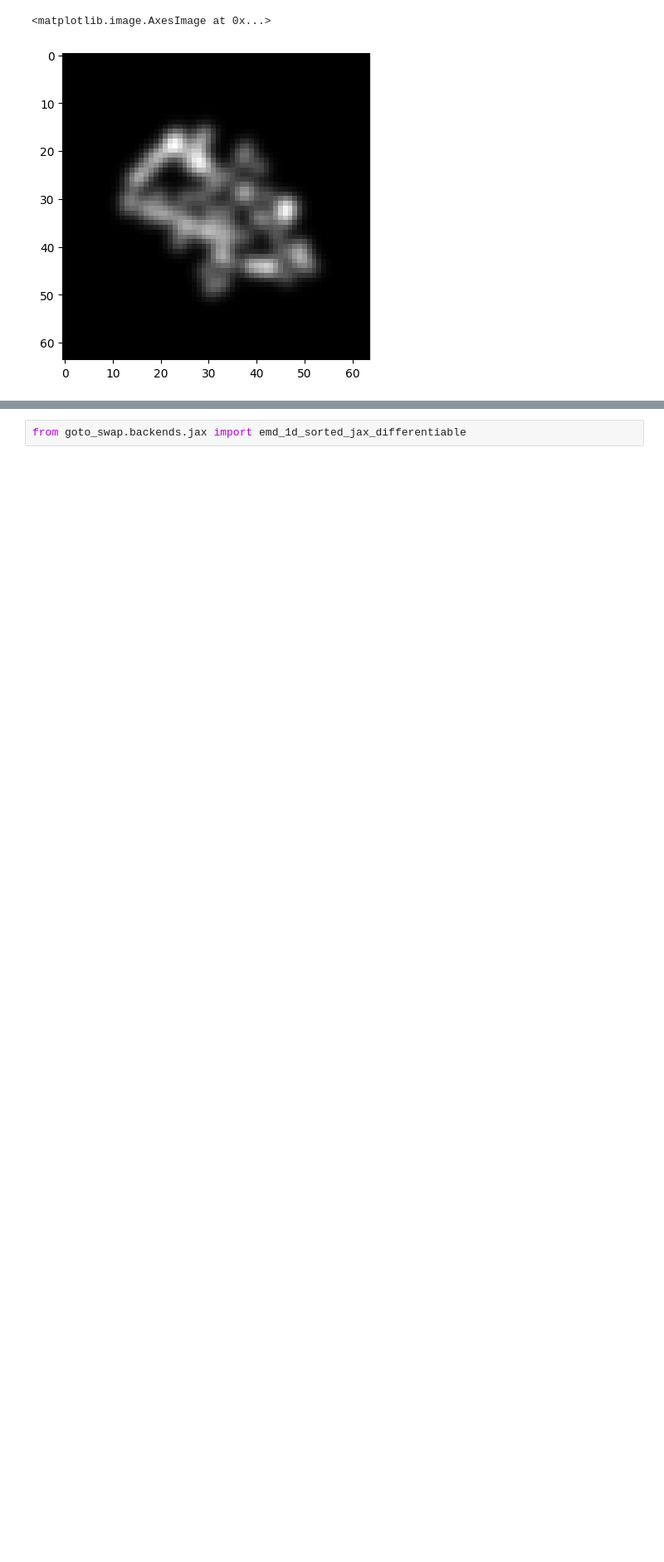
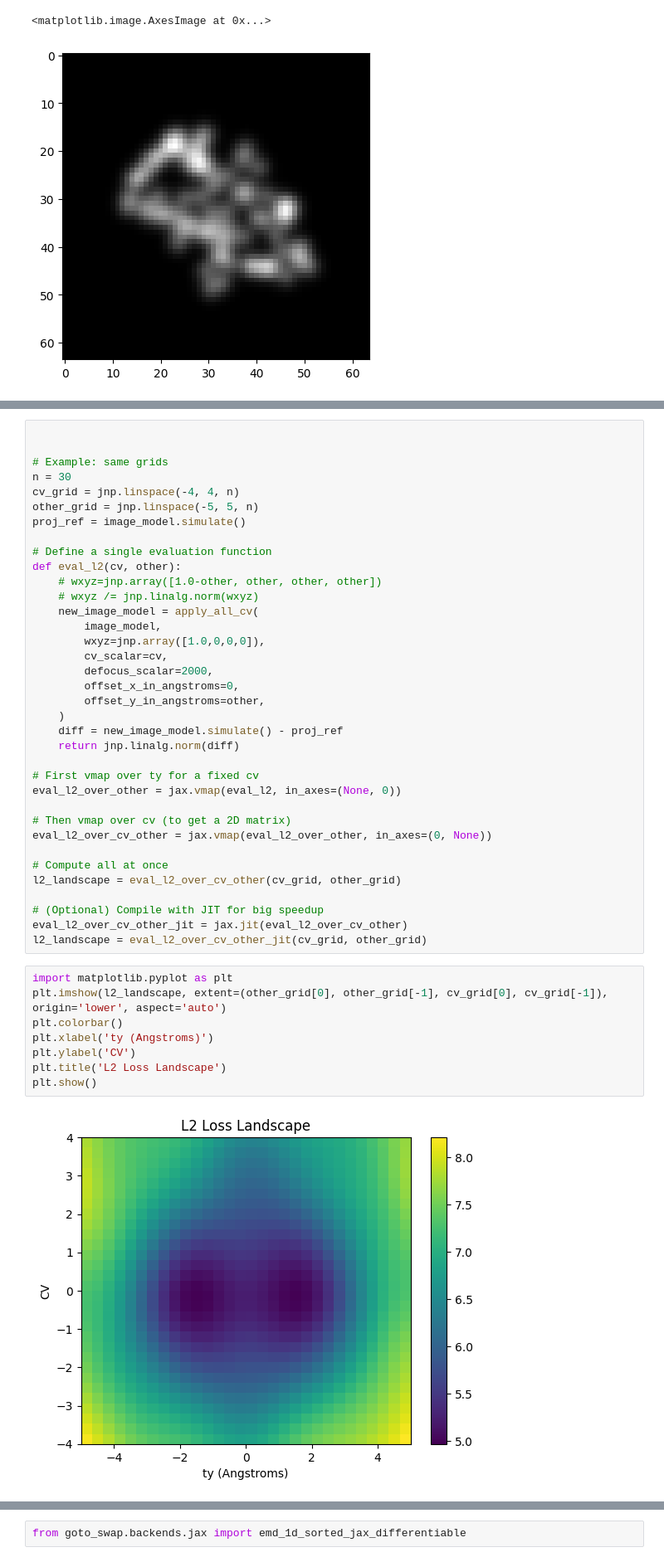
Before and after one commit to flatironinstitute/GOTO-SWAP, a Jupyter notebook: examples/cryojax_joint_optimization.ipynb, the cells around one changed output, grey strips where cells are left out. Shown at 83% size. Cells and saved outputs as stored; diff of their text form; blank space fills up the shorter version.

```diff
--- a/examples/cryojax_joint_optimization.ipynb
+++ b/examples/cryojax_joint_optimization.ipynb
@@ -103,0 +163,46 @@ plt.colorbar()
+# %%
+
+
+# Example: same grids
+n = 30
+cv_grid = jnp.linspace(-4, 4, n)
+other_grid = jnp.linspace(-5, 5, n)
+proj_ref = image_model.simulate()
+
+# Define a single evaluation function
+def eval_l2(cv, other):
+    # wxyz=jnp.array([1.0-other, other, other, other])
+    # wxyz /= jnp.linalg.norm(wxyz)
+    new_image_model = apply_all_cv(
+        image_model,
+        wxyz=jnp.array([1.0,0,0,0]),
+        cv_scalar=cv,
+        defocus_scalar=2000,
+        offset_x_in_angstroms=0,
+        offset_y_in_angstroms=other,
+    )
+    diff = new_image_model.simulate() - proj_ref
+    return jnp.linalg.norm(diff)
+
+# First vmap over ty for a fixed cv
+eval_l2_over_other = jax.vmap(eval_l2, in_axes=(None, 0))
+
+# Then vmap over cv (to get a 2D matrix)
+eval_l2_over_cv_other = jax.vmap(eval_l2_over_other, in_axes=(0, None))
+
+# Compute all at once
+l2_landscape = eval_l2_over_cv_other(cv_grid, other_grid)
+
+# (Optional) Compile with JIT for big speedup
+eval_l2_over_cv_other_jit = jax.jit(eval_l2_over_cv_other)
+l2_landscape = eval_l2_over_cv_other_jit(cv_grid, other_grid)
+# %%
+import matplotlib.pyplot as plt
+plt.imshow(l2_landscape, extent=(other_grid[0], other_grid[-1], cv_grid[0], cv_grid[-1]), origin='lower', aspect='auto')
+plt.colorbar()
+plt.xlabel('ty (Angstroms)')
+plt.ylabel('CV')
+plt.title('L2 Loss Landscape')
+plt.show()
+# %% [output]
+[figure, added]
```
Also changed, not shown: parts of 19 cells of this notebook, 2 other files.
